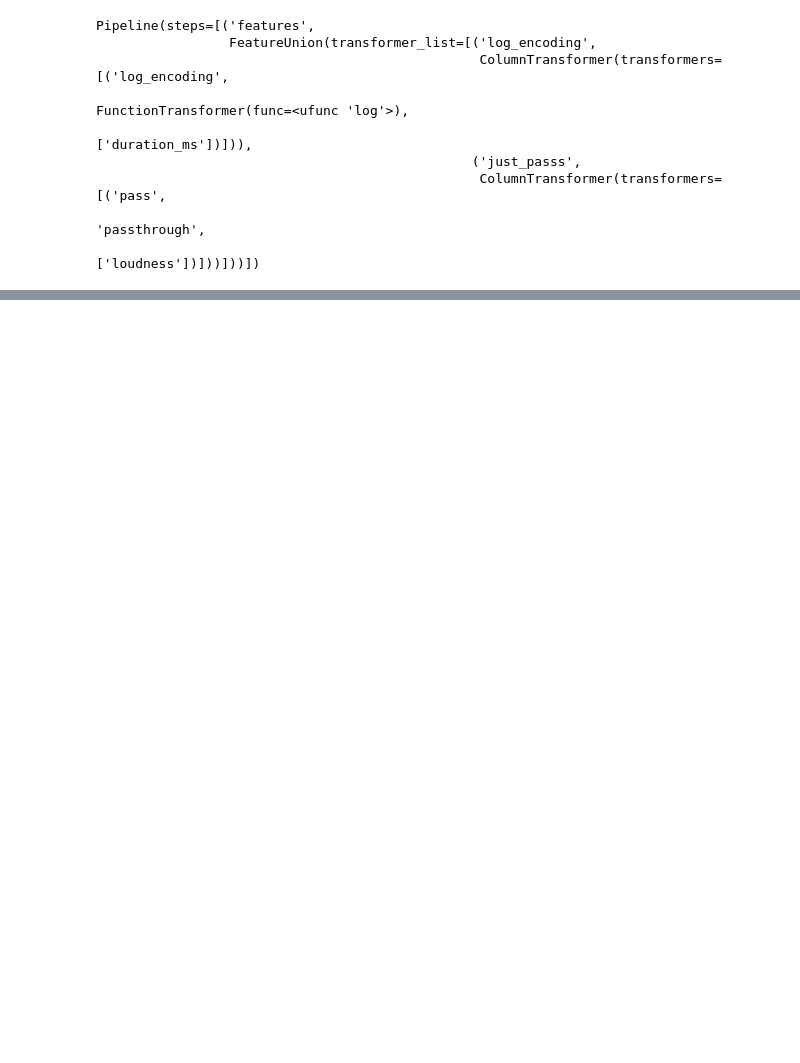
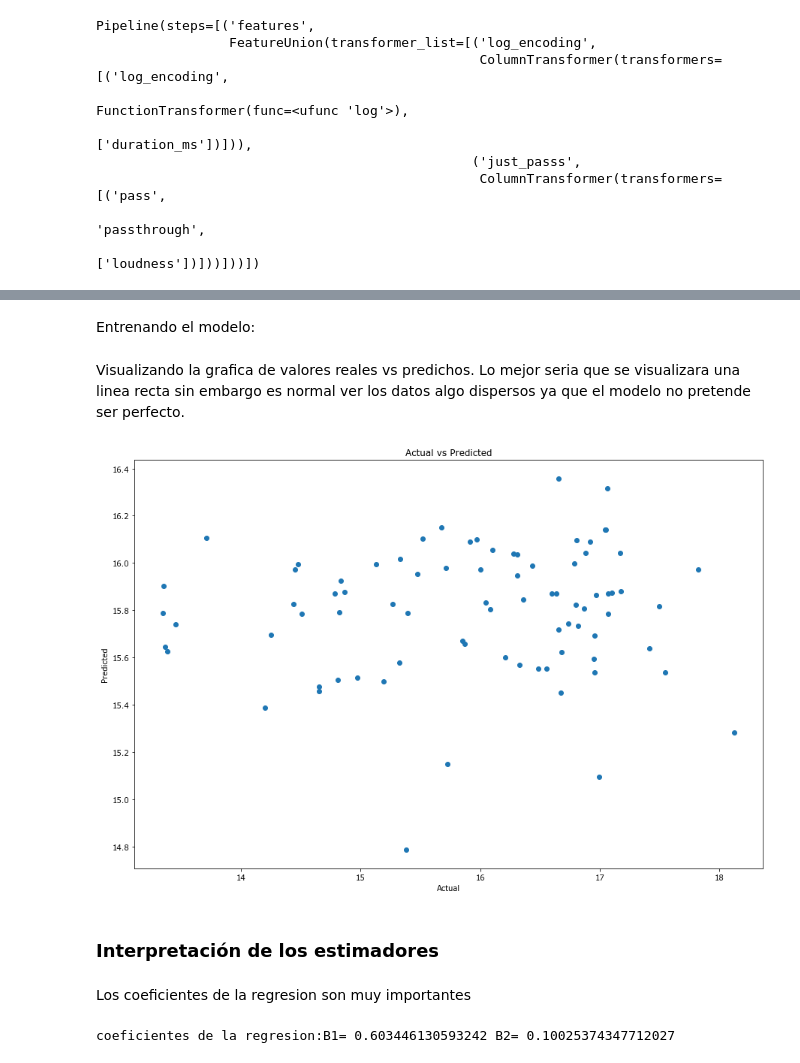
Before and after one commit to JesusRosales1309/Spoty-project, a Jupyter notebook: notebooks/Todo_en_uno.ipynb, the cells around one changed output, grey strips where cells are left out. Cells and saved outputs as stored; diff of their text form; code cells hidden in the pictures; blank space fills up the shorter version.

```diff
--- a/notebooks/Todo_en_uno.ipynb
+++ b/notebooks/Todo_en_uno.ipynb
@@ -380,0 +354,8 @@ print(distributions/len(songs))
+# %%
+from sklearn.model_selection import train_test_split
+import pandas as pd
+import numpy as np
+songs=pd.read_parquet("../data/processed/Streamsfeatures.parquet")
+songs['logstreams'] = np.log(songs['streams'])
+songs=songs.drop(columns=['streams','danceability','energy','speechiness','instrumentalness','liveness','valence','tempo','acousticness'])
+songs.head()
@@ -380,0 +373,7 @@ print(distributions/len(songs))
+# %%
+rest, test = train_test_split(songs, test_size=0.18, shuffle=True,random_state=42)
+train, val = train_test_split(rest, test_size=0.22, shuffle=True,random_state=42)
+
+distributions = np.array([len(train), len(val),len(test)])
+print(distributions)
+print(distributions/len(songs))
@@ -564,0 +476,2 @@ dump(predicting_pipeline,'song_streams.model')
+# %% [markdown]
+Entrenando el modelo:
@@ -564,0 +483,16 @@ dump(predicting_pipeline,'song_streams.model')
+# %% [markdown]
+Visualizando la grafica de valores reales vs predichos. Lo mejor seria que se visualizara una linea recta sin embargo es normal ver los datos algo dispersos ya que el modelo no pretende ser perfecto.
+# %%
+import matplotlib.pyplot as plt
+plt.figure(figsize=(15,10))
+plt.scatter(val['logstreams'],val_pred)
+plt.xlabel('Actual')
+plt.ylabel('Predicted')
+plt.title('Actual vs Predicted')
+plt.savefig('../reports/figures/actvspred', dpi='figure', format=None, metadata=None,
+        bbox_inches=None, pad_inches=0.1,
+        facecolor='auto', edgecolor='auto',
+        backend=None
+       )
+# %% [output]
+[figure, added]
@@ -564,0 +501,2 @@ dump(predicting_pipeline,'song_streams.model')
+# %% [markdown]
+### Interpretación de los estimadores
@@ -564,0 +506,6 @@ dump(predicting_pipeline,'song_streams.model')
+# %% [markdown]
+Los coeficientes de la regresion son muy importantes
+# %%
+print("coeficientes de la regresion:B1=",lr.coef_[0],"B2=",lr.coef_[1])
+# %% [output]
+coeficientes de la regresion:B1= 0.603446130593242 B2= 0.10025374347712027
```
Also changed, not shown: parts of 68 cells of this notebook.
